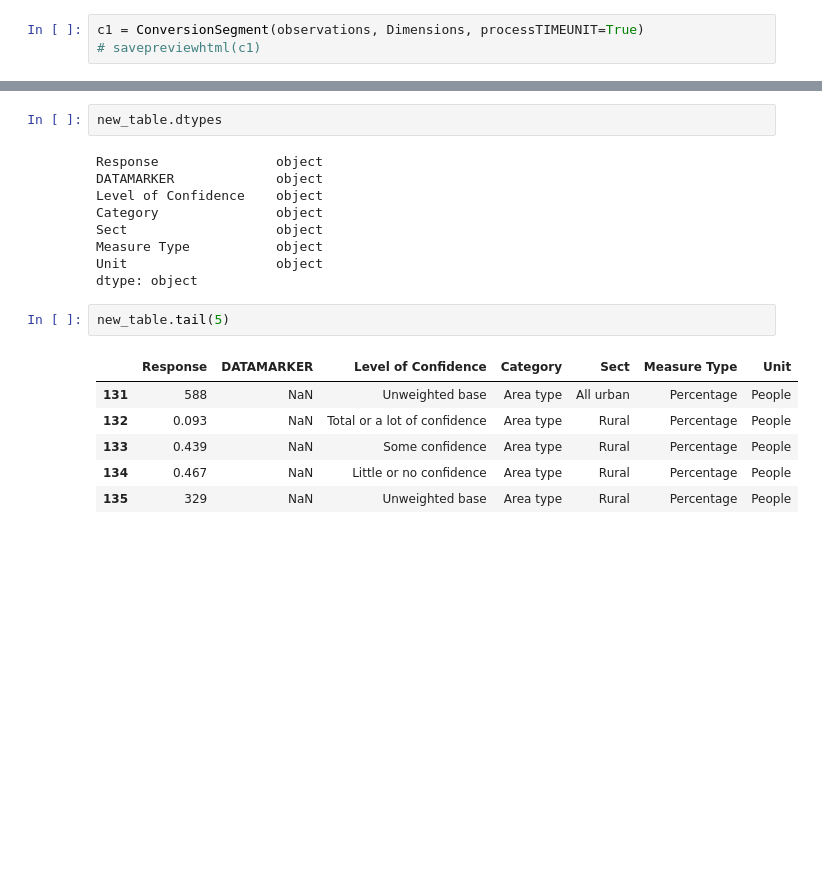
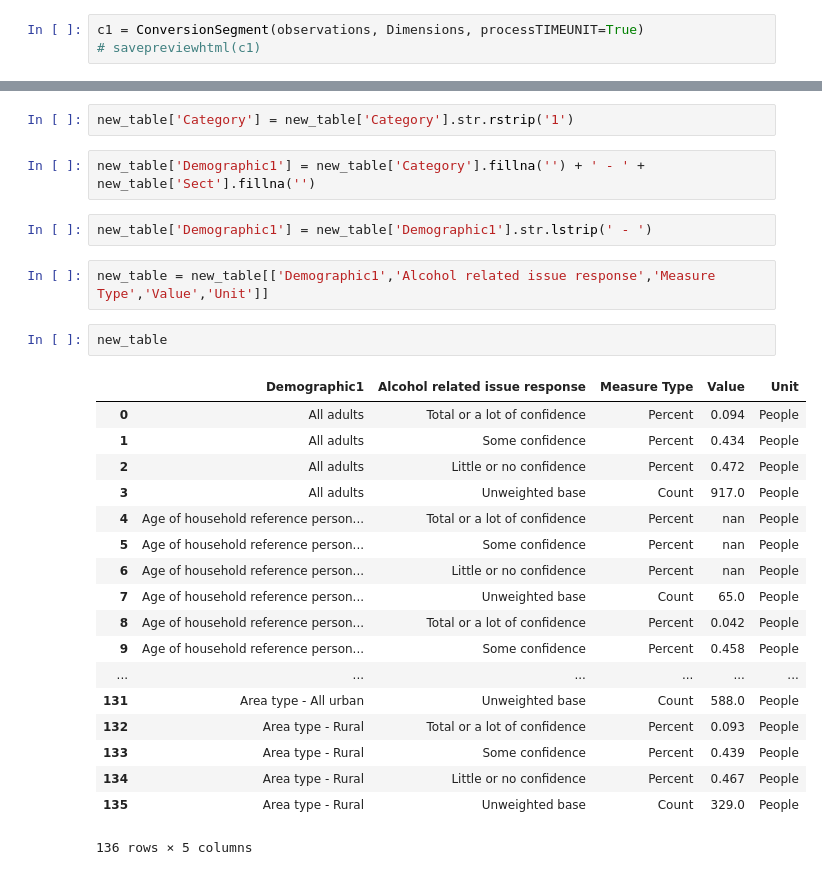
Before and after one commit to GSS-Cogs/DoJ-NI-Alcohol-Related-Issues, a Jupyter notebook: TableA14.ipynb, the cells around one changed output, grey strips where cells are left out. Drawn from its saved outputs; the diff is of its cells as text; blank space fills up the shorter version.

```diff
--- a/TableA14.ipynb
+++ b/TableA14.ipynb
@@ -90,20 +103,29 @@ new_table = new_table[new_table['Response'] != '']
+# %%
+new_table['Category'] = new_table['Category'].str.rstrip('1')
+# %%
+new_table['Demographic1'] = new_table['Category'].fillna('') + ' - ' + new_table['Sect'].fillna('')
+# %%
+new_table['Demographic1'] = new_table['Demographic1'].str.lstrip(' - ')
+# %%
+new_table = new_table[['Demographic1','Alcohol related issue response','Measure Type','Value','Unit']]
 # %%
-new_table.dtypes
+new_table
 # %% [output]
+|  | Demographic1 | Alcohol related issue response | Measure Type | Value | Unit |
+| 0 | All adults | Total or a lot of confidence | Percent | 0.094 | People |
+| 1 | All adults | Some confidence | Percent | 0.434 | People |
+| 2 | All adults | Little or no confidence | Percent | 0.472 | People |
+| 3 | All adults | Unweighted base | Count | 917.0 | People |
+| 4 | Age of household reference person... | Total or a lot of confidence | Percent | nan | People |
+| 5 | Age of household reference person... | Some confidence | Percent | nan | People |
+| 6 | Age of household reference person... | Little or no confidence | Percent | nan | People |
+| 7 | Age of household reference person... | Unweighted base | Count | 65.0 | People |
+| 8 | Age of household reference person... | Total or a lot of confidence | Percent | 0.042 | People |
+| 9 | Age of household reference person... | Some confidence | Percent | 0.458 | People |
+| ... | ... | ... | ... | ... | ... |
+| 131 | Area type - All urban | Unweighted base | Count | 588.0 | People |
+| 132 | Area type - Rural | Total or a lot of confidence | Percent | 0.093 | People |
+| 133 | Area type - Rural | Some confidence | Percent | 0.439 | People |
+| 134 | Area type - Rural | Little or no confidence | Percent | 0.467 | People |
+| 135 | Area type - Rural | Unweighted base | Count | 329.0 | People |
-Response               object
-DATAMARKER             object
-Level of Confidence    object
-Category               object
-Sect                   object
-Measure Type           object
-Unit                   object
-dtype: object
+136 rows × 5 columns
-# %%
-new_table.tail(5)
-# %% [output]
-|  | Response | DATAMARKER | Level of Confidence | Category | Sect | Measure Type | Unit |
-| 131 | 588 | NaN | Unweighted base | Area type | All urban | Percentage | People |
-| 132 | 0.093 | NaN | Total or a lot of confidence | Area type | Rural | Percentage | People |
-| 133 | 0.439 | NaN | Some confidence | Area type | Rural | Percentage | People |
-| 134 | 0.467 | NaN | Little or no confidence | Area type | Rural | Percentage | People |
-| 135 | 329 | NaN | Unweighted base | Area type | Rural | Percentage | People |
```
Also changed, not shown: parts of 29 cells of this notebook, 2 other files.
